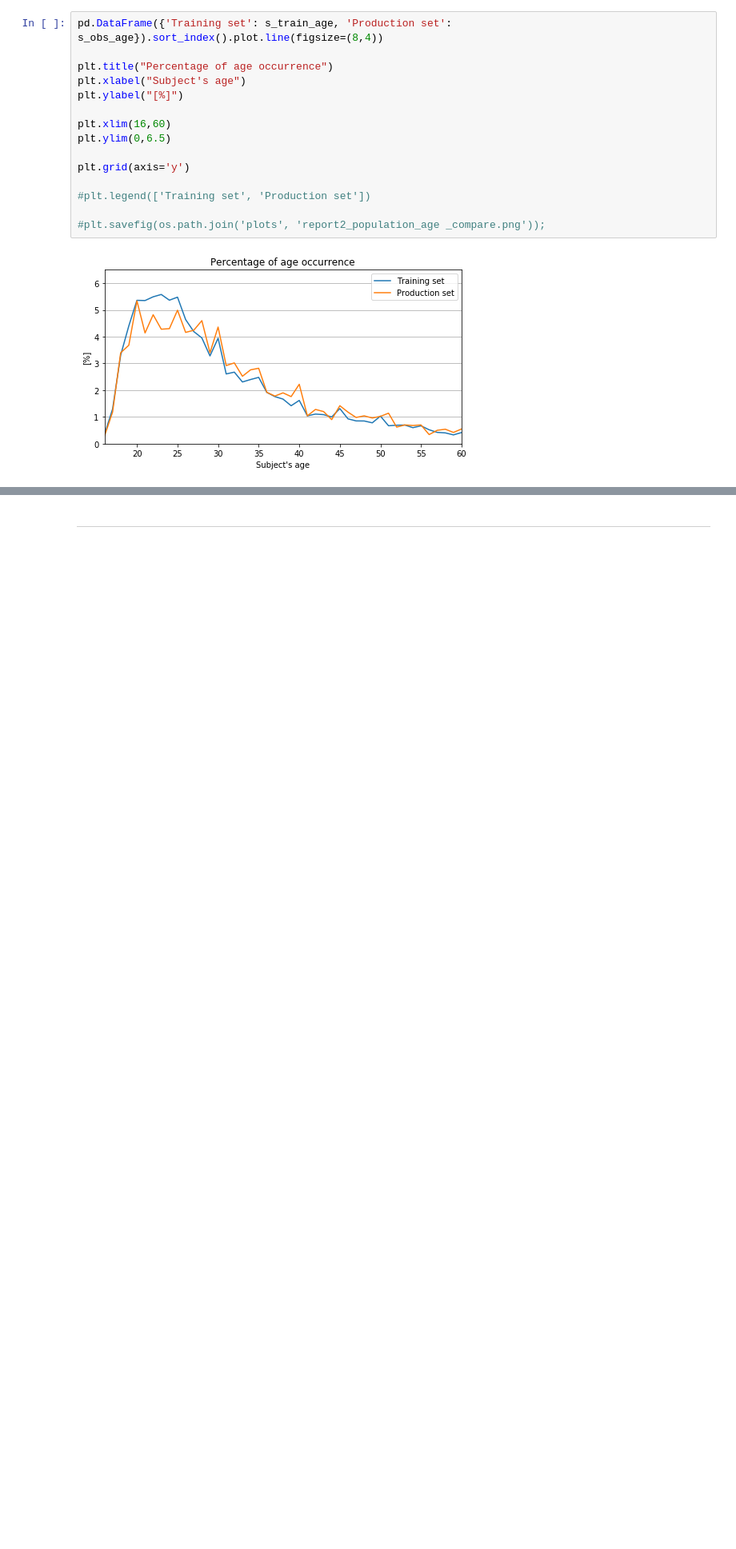
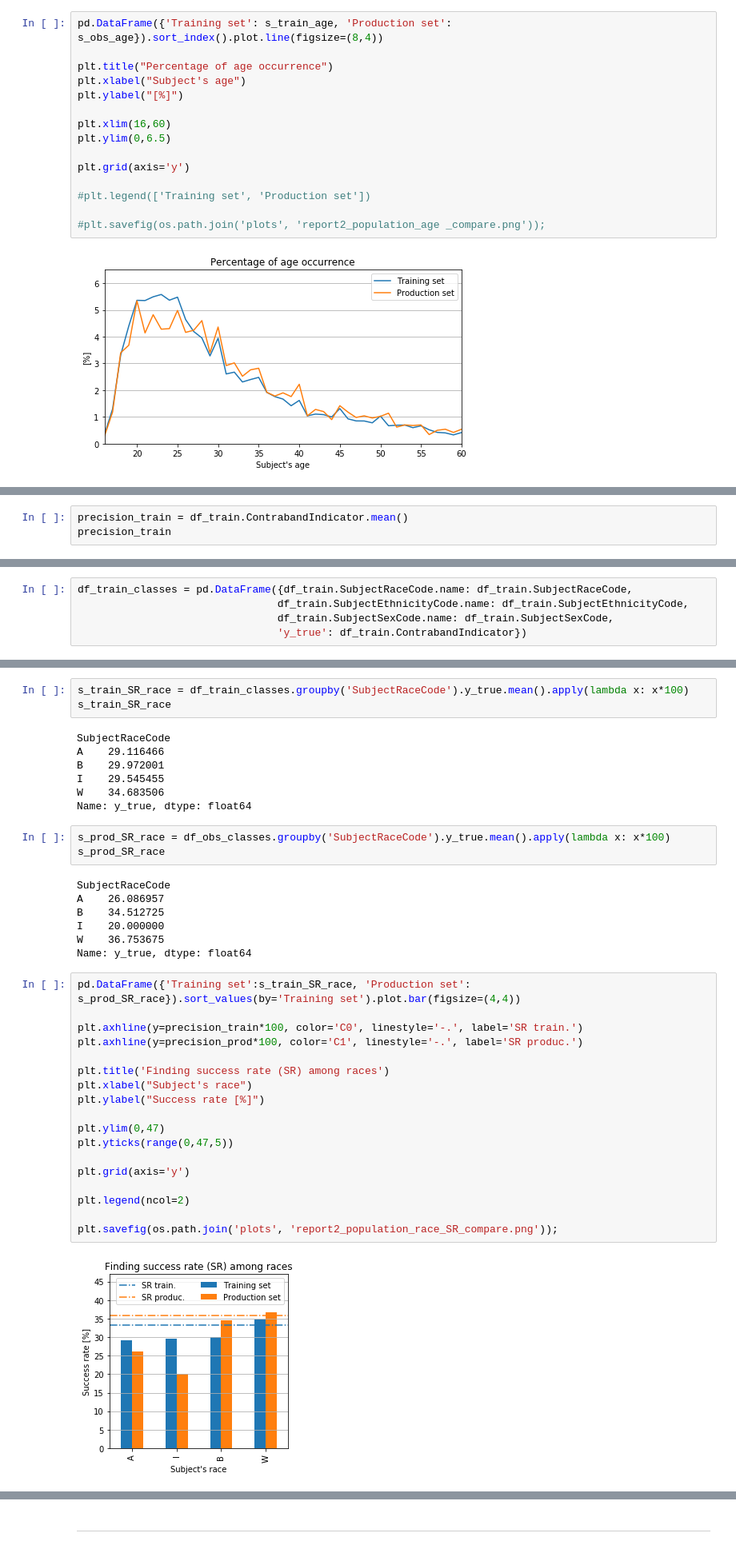
Before and after one commit to jnpicao/LDSSA-batch3-workspace, a Jupyter notebook: Capstone/heroku_model_results_assessment.ipynb, the cells around one changed output, grey strips where cells are left out. Shown at 80% size. Cells and saved outputs as stored; diff of their text form; blank space fills up the shorter version.

```diff
--- a/Capstone/heroku_model_results_assessment.ipynb
+++ b/Capstone/heroku_model_results_assessment.ipynb
@@ -1047,0 +1184,3 @@ plt.grid(axis='y')
+# %%
+precision_train = df_train.ContrabandIndicator.mean()
+precision_train
@@ -1047,0 +1189,5 @@ plt.grid(axis='y')
+# %%
+df_train_classes = pd.DataFrame({df_train.SubjectRaceCode.name: df_train.SubjectRaceCode,
+                                df_train.SubjectEthnicityCode.name: df_train.SubjectEthnicityCode,
+                                df_train.SubjectSexCode.name: df_train.SubjectSexCode,
+                                'y_true': df_train.ContrabandIndicator})
@@ -1047,0 +1199,40 @@ plt.grid(axis='y')
+# %%
+s_train_SR_race = df_train_classes.groupby('SubjectRaceCode').y_true.mean().apply(lambda x: x*100)
+s_train_SR_race
+# %% [output]
+SubjectRaceCode
+A    29.116466
+B    29.972001
+I    29.545455
+W    34.683506
+Name: y_true, dtype: float64
+# %%
+s_prod_SR_race = df_obs_classes.groupby('SubjectRaceCode').y_true.mean().apply(lambda x: x*100)
+s_prod_SR_race
+# %% [output]
+SubjectRaceCode
+A    26.086957
+B    34.512725
+I    20.000000
+W    36.753675
+Name: y_true, dtype: float64
+# %%
+pd.DataFrame({'Training set':s_train_SR_race, 'Production set': s_prod_SR_race}).sort_values(by='Training set').plot.bar(figsize=(4,4))
+
+plt.axhline(y=precision_train*100, color='C0', linestyle='-.', label='SR train.')
+plt.axhline(y=precision_prod*100, color='C1', linestyle='-.', label='SR produc.')
+
+plt.title('Finding success rate (SR) among races')
+plt.xlabel("Subject's race")
+plt.ylabel("Success rate [%]")
+
+plt.ylim(0,47)
+plt.yticks(range(0,47,5))
+
+plt.grid(axis='y')
+
+plt.legend(ncol=2)
+
+plt.savefig(os.path.join('plots', 'report2_population_race_SR_compare.png'));
+# %% [output]
+[figure, added]
```
Also changed, not shown: parts of 62 cells of this notebook.
